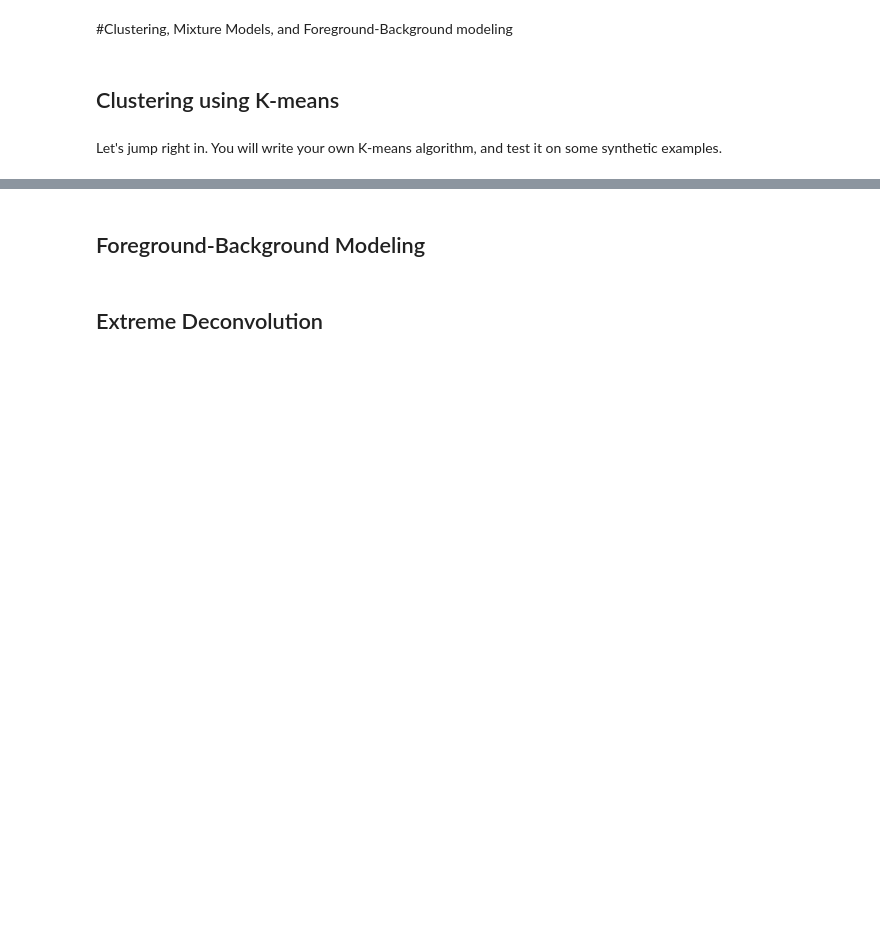
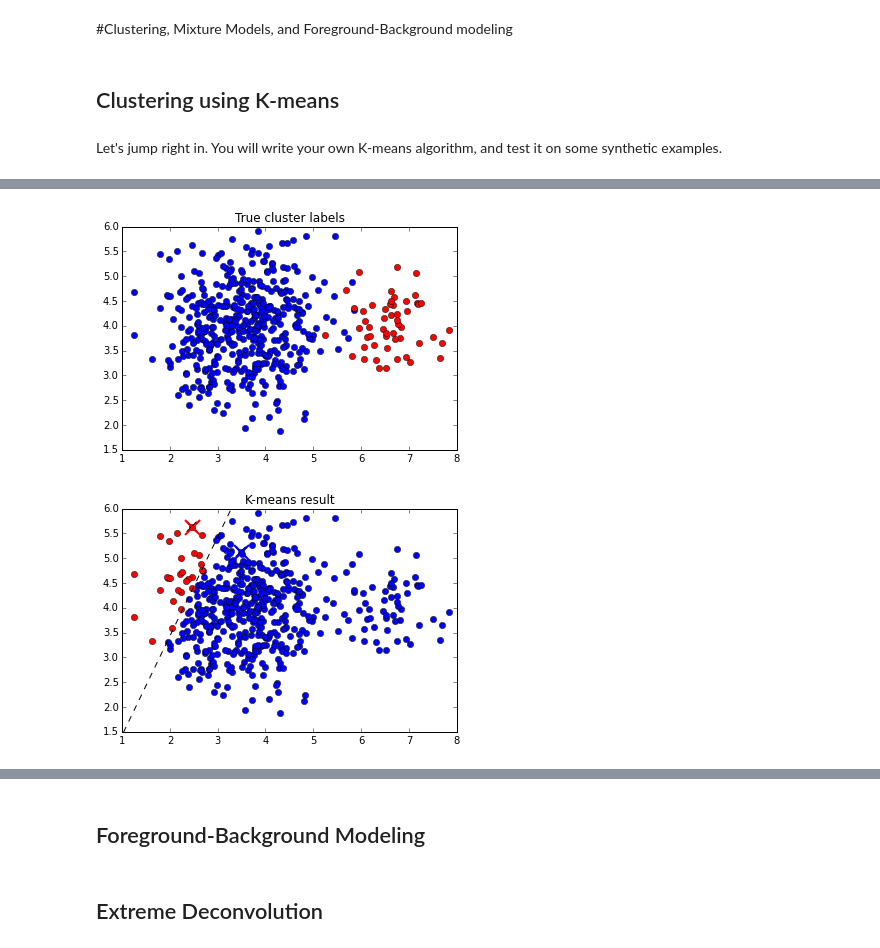
Before and after one commit to dstndstn/Unsupervised, a Jupyter notebook: notebook.ipynb, the cells around one changed output, grey strips where cells are left out. Drawn from its saved outputs; the diff is of its cells as text; code cells hidden in the pictures; blank space fills up the shorter version.

```diff
--- a/notebook.ipynb
+++ b/notebook.ipynb
@@ -93,0 +95,22 @@ plt.title('K-means result');
+# %%
+# Now let's test out some harder datasets and see what happens
+
+# This dataset has many more members in one cluster than the other
+(amps,means,varis),ax = utils.get_clusters_C()
+Xi = utils.sample_clusters(amps, means, varis, N=500)
+X = np.vstack(Xi)
+
+# Plot the true cluster memberships
+plt.clf()
+for i,x in enumerate(Xi):
+    plt.plot(x[:,0], x[:,1], 'o', color=utils.colors[i])
+plt.title('True cluster labels');
+plt.show();
+
+K = 2
+centroids = k_means(X, K)
+utils.plot_kmeans(0, X, K, centroids, centroids, None, show=False)
+plt.title('K-means result');
+# %% [output]
+[figure, added]
+[figure, added]
```
Also changed, not shown: parts of 8 cells of this notebook, 2 other files.
